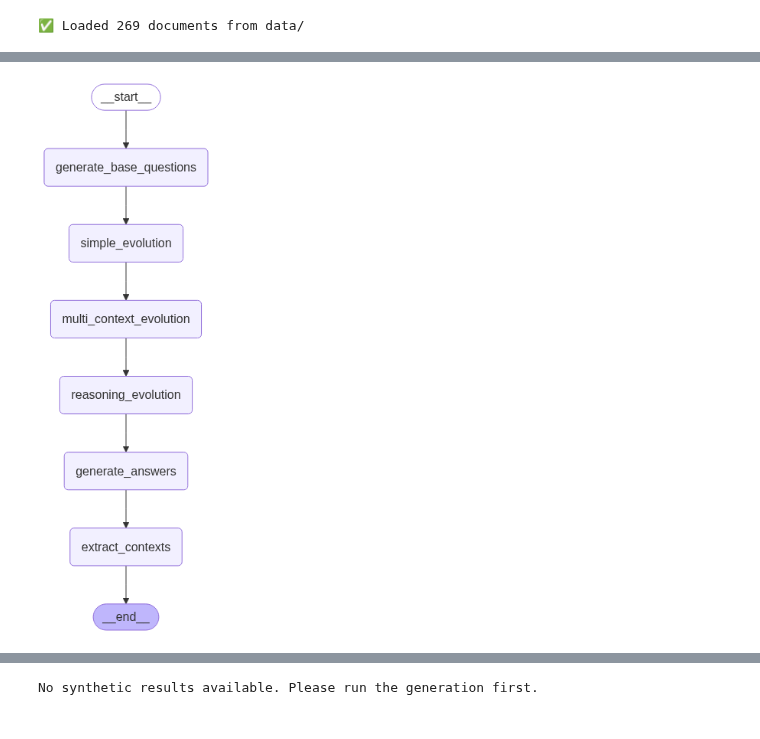
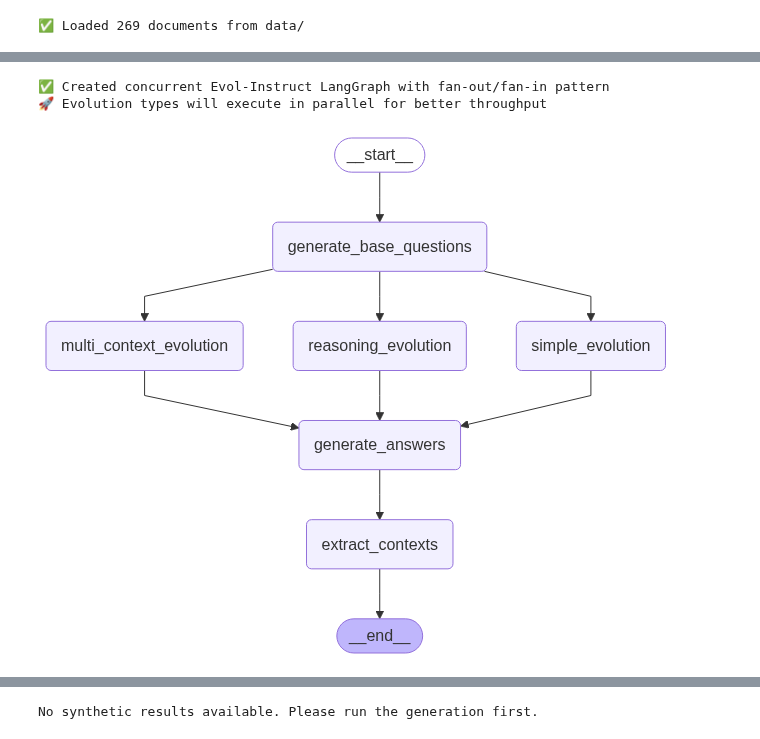
Before and after one commit to ovokpus/AIE7, a Jupyter notebook: 07_Synthetic_Data_Generation_and_LangSmith/Bonus_Activity.ipynb, the cells around one changed output, grey strips where cells are left out. Saved outputs shown, nothing was run; the diff lists cells and outputs as text; code cells hidden in the pictures.

```diff
--- a/07_Synthetic_Data_Generation_and_LangSmith/Bonus_Activity.ipynb
+++ b/07_Synthetic_Data_Generation_and_LangSmith/Bonus_Activity.ipynb
@@ -388,9 +657,9 @@ These evolution nodes are what differentiate our approach from simple question g
 # %%
-def multi_context_evolution_node(state: SyntheticDataState) -> SyntheticDataState:
+def multi_context_evolution_node(state: SyntheticDataState) -> Dict[str, Any]:
     """Apply multi-context evolution to questions"""
     print("🔄 Applying multi-context evolution...")
 
-    evolved_questions = state["evolved_questions"].copy()
+    new_evolved_questions = []
 
     # Select random base questions and pair them with multiple contexts
     questions_to_evolve = random.sample(
@@ -424,17 +693,17 @@ def multi_context_evolution_node(state: SyntheticDataState) -> SyntheticDataStat
                 "complexity_level": 3
             }
 
-            evolved_questions.append(evolved_question)
+            new_evolved_questions.append(evolved_question)
 
-    state["evolved_questions"] = evolved_questions
     print(f"✅ Created {len(questions_to_evolve)} multi-context evolved questions")
-    return state
+    # Only return the field this node updates
+    return {"evolved_questions": new_evolved_questions}
 
-def reasoning_evolution_node(state: SyntheticDataState) -> SyntheticDataState:
+def reasoning_evolution_node(state: SyntheticDataState) -> Dict[str, Any]:
     """Apply reasoning evolution to questions"""
     print("🔄 Applying reasoning evolution...")
 
-    evolved_questions = state["evolved_questions"].copy()
+    new_evolved_questions = []
 
     # Select random base questions for reasoning evolution
     questions_to_evolve = random.sample(
@@ -460,8 +729,8 @@ def reasoning_evolution_node(state: SyntheticDataState) -> SyntheticDataState:
             "complexity_level": 4
         }
 
-        evolved_questions.append(evolved_question)
+        new_evolved_questions.append(evolved_question)
 
-    state["evolved_questions"] = evolved_questions
     print(f"✅ Created {len(questions_to_evolve)} reasoning evolved questions")
-    return state
+    # Only return the field this node updates
+    return {"evolved_questions": new_evolved_questions}
@@ -590,39 +967,71 @@ This graph architecture ensures consistent, reproducible synthetic data generati
 # %%
-# Create the LangGraph for Synthetic Data Generation
+# Create the LangGraph for Synthetic Data Generation with Concurrent Evolution
 def create_synthetic_data_graph():
-    """Create and configure the LangGraph for synthetic data generation"""
+    """Create and configure the LangGraph for synthetic data generation using concurrent evolution"""
 
     # Initialize the graph
     workflow = StateGraph(SyntheticDataState)
 
     # Add nodes to the graph
     workflow.add_node("generate_base_questions", generate_base_questions)
     workflow.add_node("simple_evolution", simple_evolution_node)
     workflow.add_node("multi_context_evolution", multi_context_evolution_node)
     workflow.add_node("reasoning_evolution", reasoning_evolution_node)
     workflow.add_node("generate_answers", generate_answers_node)
     workflow.add_node("extract_contexts", extract_contexts_node)
 
-    # Define the flow
+    # Define the flow with concurrent evolution (fan-out/fan-in pattern)
     workflow.set_entry_point("generate_base_questions")
 
-    # After generating base questions, run all evolution types in sequence
+    # FAN-OUT: After generating base questions, run ALL evolution types concurrently
+    # This creates a single superstep where all three evolution nodes execute in parallel
+    # Better throughput and API rate limit utilization
     workflow.add_edge("generate_base_questions", "simple_evolution")
-    workflow.add_edge("simple_evolution", "multi_context_evolution")
-    workflow.add_edge("multi_context_evolution", "reasoning_evolution")
+    workflow.add_edge("generate_base_questions", "multi_context_evolution")
+    workflow.add_edge("generate_base_questions", "reasoning_evolution")
 
-    # After all evolutions, generate answers and extract contexts
-    workflow.add_edge("reasoning_evolution", "generate_answers")
+    # FAN-IN: All evolution types must complete before answer generation
+    # LangGraph will wait for all three evolution nodes to complete before proceeding
+    # This ensures transactional integrity - if any parallel branch fails, none of the updates are applied
+    workflow.add_edge(["simple_evolution", "multi_context_evolution", "reasoning_evolution"], "generate_answers")
     workflow.add_edge("generate_answers", "extract_contexts")
 
     # End the workflow
     workflow.add_edge("extract_contexts", END)
 
     return workflow.compile()
 
-# Create the graph
+def create_sequential_data_graph():
+    """Alternative: Create sequential version for comparison and debugging"""
+    workflow = StateGraph(SyntheticDataState)
+
+    # Add nodes
+    workflow.add_node("generate_base_questions", generate_base_questions)
+    workflow.add_node("simple_evolution", simple_evolution_node)
+    workflow.add_node("multi_context_evolution", multi_context_evolution_node)
+    workflow.add_node("reasoning_evolution", reasoning_evolution_node)
+    workflow.add_node("generate_answers", generate_answers_node)
+    workflow.add_node("extract_contexts", extract_contexts_node)
+
+    # Sequential flow (original implementation)
+    # Each evolution type runs in separate supersteps
+    workflow.set_entry_point("generate_base_questions")
+    workflow.add_edge("generate_base_questions", "simple_evolution")
+    workflow.add_edge("simple_evolution", "multi_context_evolution")
+    workflow.add_edge("multi_context_evolution", "reasoning_evolution")
+    workflow.add_edge("reasoning_evolution", "generate_answers")
+    workflow.add_edge("generate_answers", "extract_contexts")
+    workflow.add_edge("extract_contexts", END)
+
+    return workflow.compile()
+
+# Create the optimized concurrent graph
 synthetic_data_graph = create_synthetic_data_graph()
+print("✅ Created concurrent Evol-Instruct LangGraph with fan-out/fan-in pattern")
+print("🚀 Evolution types will execute in parallel for better throughput")
+
+synthetic_data_graph
+# %% [output]
+✅ Created concurrent Evol-Instruct LangGraph with fan-out/fan-in pattern
+🚀 Evolution types will execute in parallel for better throughput
+[figure, added]
-# %%
-synthetic_data_graph
-# %% [output]
-[figure, removed]
```
Also changed, not shown: parts of 37 cells of this notebook.
